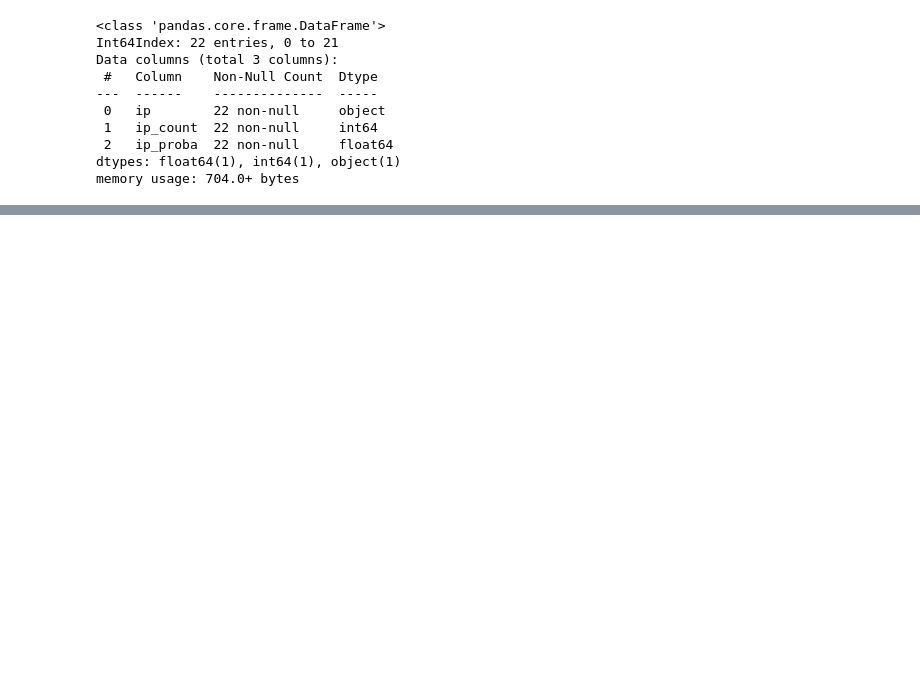
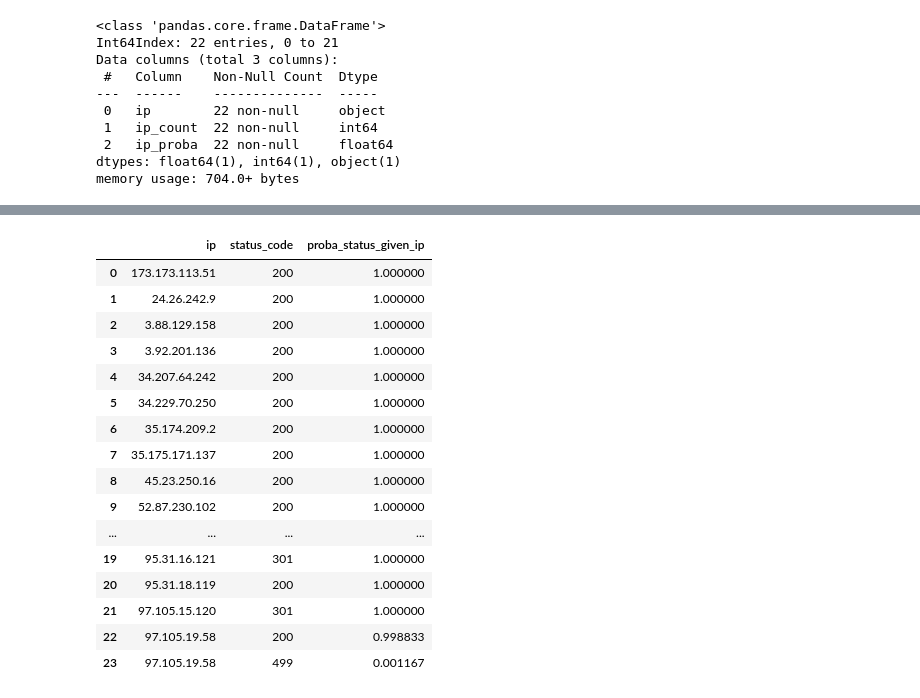
Before and after one commit to craigcalzado/anomaly-detection-exercises-, a Jupyter notebook: discrete_anomaly_detection.ipynb, the cells around one changed output, grey strips where cells are left out. Cells and saved outputs as stored; diff of their text form; code cells hidden in the pictures; blank space fills up the shorter version.

```diff
--- a/discrete_anomaly_detection.ipynb
+++ b/discrete_anomaly_detection.ipynb
@@ -145,0 +222,4 @@ memory usage: 704.0+ bytes
+# %%
+# merge onto original dataframe to "predict" probabilities. fill nulls with 0
+df = df.reset_index().merge(ip_train, on=['ip'], how='left').fillna(value=0).set_index('timestamp')
+df.ip_proba.value_counts()
@@ -145,0 +235,3 @@ memory usage: 704.0+ bytes
+# %%
+# look at the ip probabilities for analysis
+ip_probs = train.groupby('ip').size().div(len(df))
@@ -145,0 +258,31 @@ memory usage: 704.0+ bytes
+# %%
+# group by ip and status, then get the probabilites and save the results in a column
+status_given_ip = pd.DataFrame(train.groupby(['ip', 'status_code']).\
+                               size().div(len(train)).\
+                               div(ip_probs,
+                                   axis=0,
+                                   level='ip').\
+                               reset_index().\
+                               rename(index=str,
+                                      columns={0: 'proba_status_given_ip'})
+                              )
+# %%
+status_given_ip
+# %% [output]
+|  | ip | status_code | proba_status_given_ip |
+| 0 | 173.173.113.51 | 200 | 1.000000 |
+| 1 | 24.26.242.9 | 200 | 1.000000 |
+| 2 | 3.88.129.158 | 200 | 1.000000 |
+| 3 | 3.92.201.136 | 200 | 1.000000 |
+| 4 | 34.207.64.242 | 200 | 1.000000 |
+| 5 | 34.229.70.250 | 200 | 1.000000 |
+| 6 | 35.174.209.2 | 200 | 1.000000 |
+| 7 | 35.175.171.137 | 200 | 1.000000 |
+| 8 | 45.23.250.16 | 200 | 1.000000 |
+| 9 | 52.87.230.102 | 200 | 1.000000 |
+| ... | ... | ... | ... |
+| 19 | 95.31.16.121 | 301 | 1.000000 |
+| 20 | 95.31.18.119 | 200 | 1.000000 |
+| 21 | 97.105.15.120 | 301 | 1.000000 |
+| 22 | 97.105.19.58 | 200 | 0.998833 |
+| 23 | 97.105.19.58 | 499 | 0.001167 |
```
Also changed, not shown: parts of 10 cells of this notebook.
